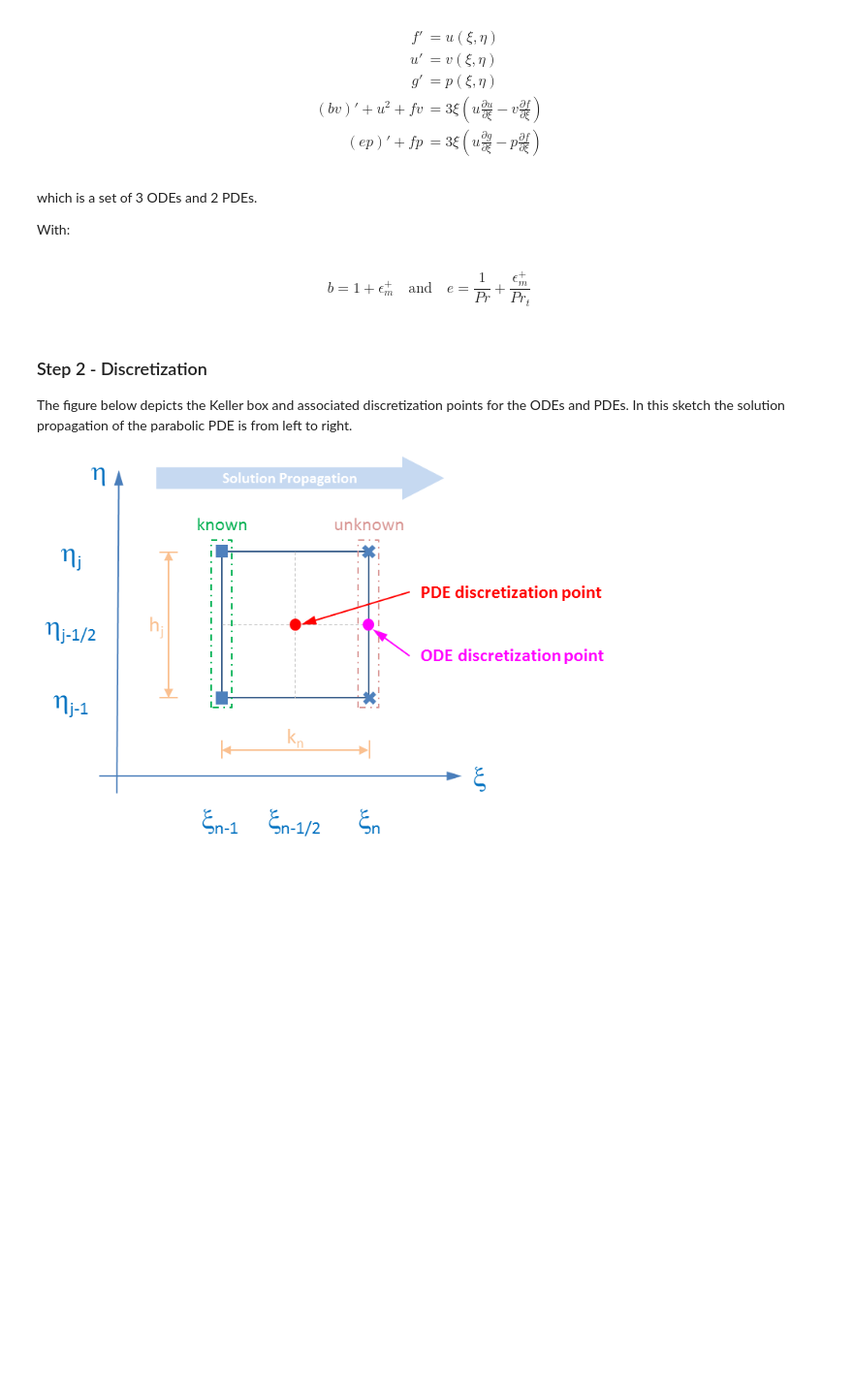
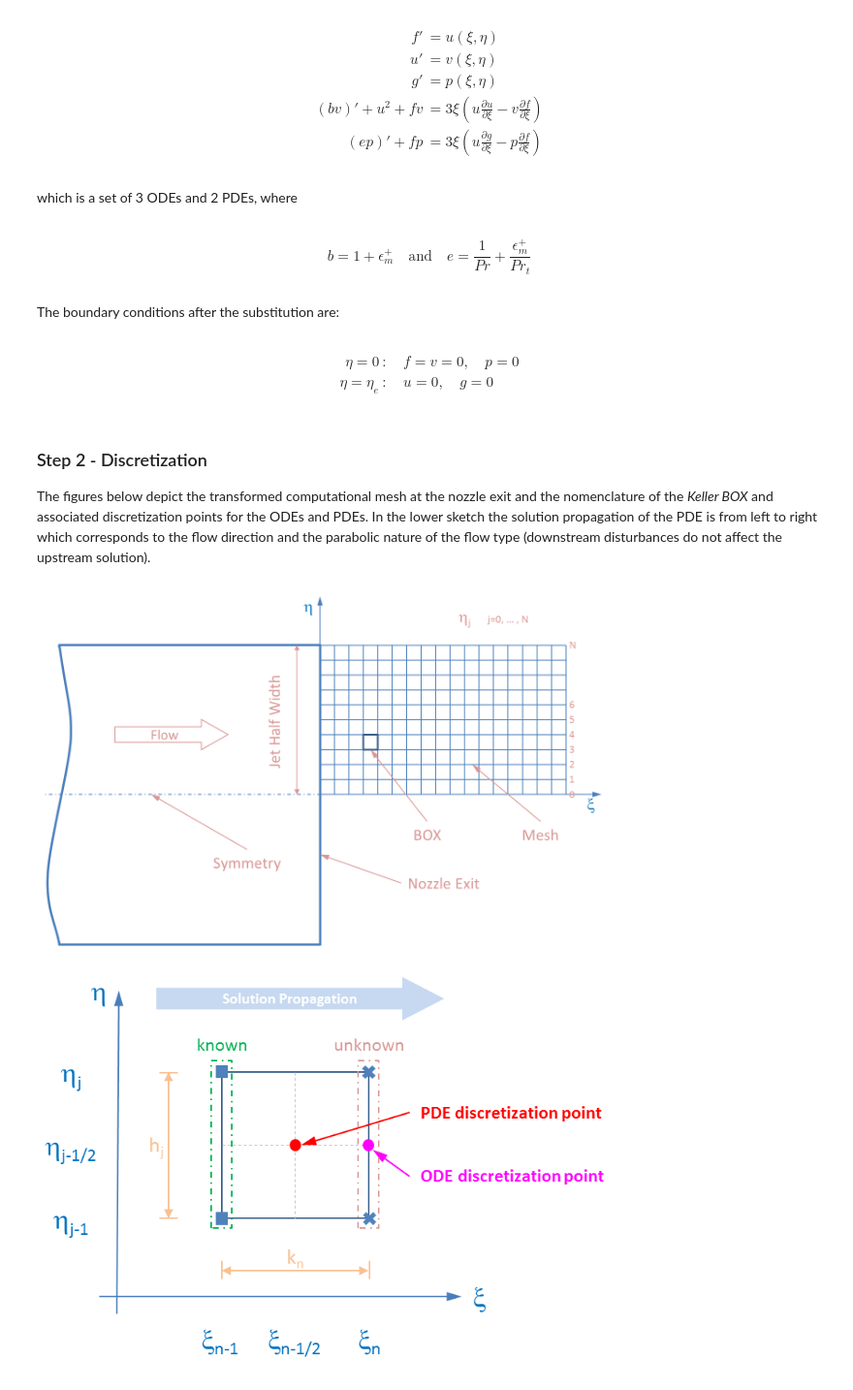
Before and after one commit to chiefenne/JET, a Jupyter notebook: jet.ipynb, the cells around one changed output. Shown at 97% size. Drawn from its saved outputs; the diff is of its cells as text; code cells hidden in the pictures; blank space fills up the shorter version.

```diff
--- a/jet.ipynb
+++ b/jet.ipynb
@@ -111,17 +124,26 @@ g' &= p(\xi, \eta) \\
 (ep)' + fp &= 3 \xi \left( u \frac{\partial g}{\partial \xi} - p \frac{\partial f}{\partial \xi}\right)
 \end{align}
 # %% [markdown]
-which is a set of 3 ODEs and 2 PDEs.
-
-With:
+which is a set of 3 ODEs and 2 PDEs, where
 # %% [markdown]
 \begin{equation}
 b = 1 + \epsilon_m^+  \quad \text{and} \quad e = \frac{1}{Pr} + \frac{\epsilon_m^+}{Pr_t}
 \end{equation}
+# %% [markdown]
+The boundary conditions after the substitution are:
+# %% [markdown]
+\begin{align}
+\eta = 0&: \quad f = v = 0, \quad p = 0 \\
+\eta = \eta_e&: \quad u = 0, \quad g = 0
+\end{align}
 # %% [markdown]
 ### Step 2 - Discretization
 
-The figure below depicts the Keller box and associated discretization points for the ODEs and PDEs. In this sketch the solution propagation of the parabolic PDE is from left to right.
+The figures below depict the transformed computational mesh at the nozzle exit and the nomenclature of the *Keller BOX* and associated discretization points for the ODEs and PDEs. In the lower sketch the solution propagation of the PDE is from left to right which corresponds to the flow direction and the parabolic nature of the flow type (downstream disturbances do not affect the upstream solution).
+# %%
+Image(filename='D:\Dropbox\JET\Nozzle_Meshgrid.png', width=600)
+# %% [output]
+[figure, added]
 # %%
 Image(filename='D:\Dropbox\JET\Keller_BOX.png', width=600)
 # %% [output]
```
Also changed, not shown: parts of 16 cells of this notebook, 1 other file.
